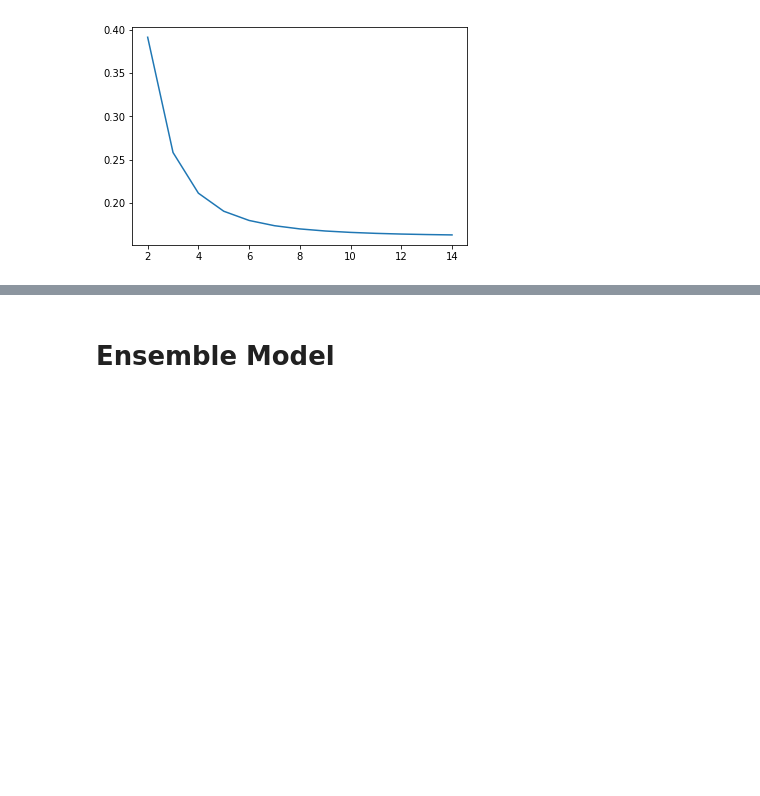
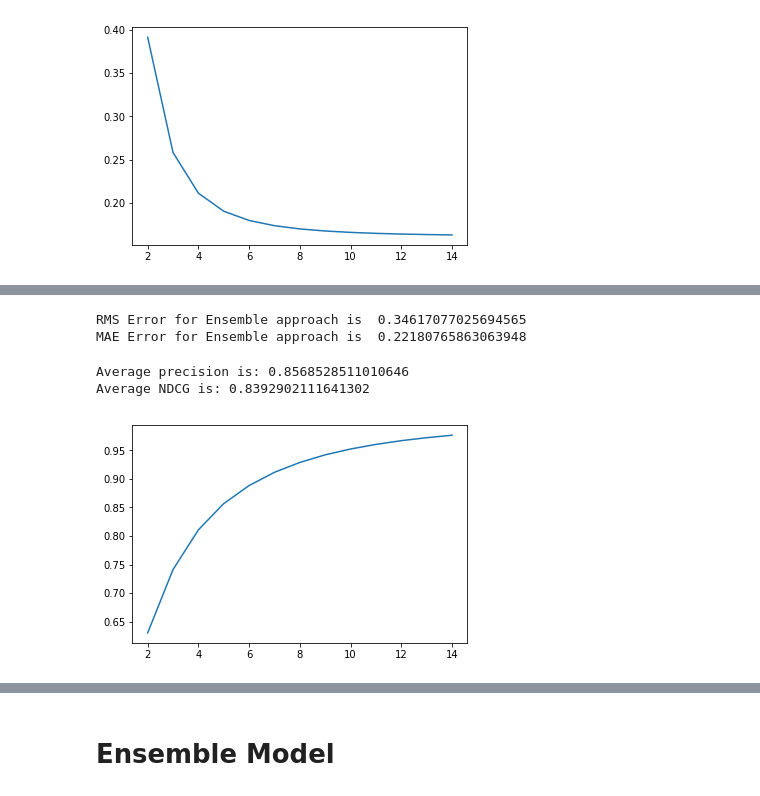
Before and after one commit to pranaydhariwal/CSCE-670-Playlist-Recommender-System, a Jupyter notebook: MusicRecommender.ipynb, the cells around one changed output, grey strips where cells are left out. Drawn from its saved outputs; the diff is of its cells as text; code cells hidden in the pictures; blank space fills up the shorter version.

```diff
--- a/MusicRecommender.ipynb
+++ b/MusicRecommender.ipynb
@@ -425,0 +561,33 @@ plt.show()
+# %%
+def NCF(preds,k):
+    pred_ens=np.mean(np.array(preds),axis=0)
+    print("RMS Error for Ensemble approach is ",find_RMS(pred_ens,ground_truth))
+    print("MAE Error for Ensemble approach is ", find_MAE(pred_ens,ground_truth))
+    predict_data_ens = test_data.copy()
+    predict_data_ens['listen_count']= pred_ens
+    predict_user_dict_ens= findUSerCounts(predict_data_ens)
+    topksongs_pred_ens= findTopKSongs(predict_user_dict_ens,k)
+    return predict_user_dict_ens,topksongs_pred_ens
+# %%
+predictions_ncf = []
+predictions_ncf.append(predict_NCF)
+# %%
+predict_user_dict_ncf,topksongs_pred_ncf= NCF(predictions_ncf ,k)
+# %% [output]
+RMS Error for Ensemble approach is  0.34617077025694565
+MAE Error for Ensemble approach is  0.22180765863063948
+# %%
+precision_ncf,ndcg_ncf= evaluate(topksongs_pred_ncf,topksongs_test,5,test_rel_scores_dict)
+print('Average precision is:',precision_ncf)
+print('Average NDCG is:',ndcg_ncf)
+# %% [output]
+Average precision is: 0.8568528511010646
+Average NDCG is: 0.8392902111641302
+# %%
+krange= list(range(2,15))
+precision_vals_ncf, ndcg_vals_ncf= eval_model(predict_user_dict_ncf,test_user_dict,test_rel_scores_dict,krange)
+# %%
+plt.plot(np.array(krange),np.array(precision_vals_ncf))
+plt.show()
+# %% [output]
+[figure, added]
```
Also changed, not shown: parts of 32 cells of this notebook.
